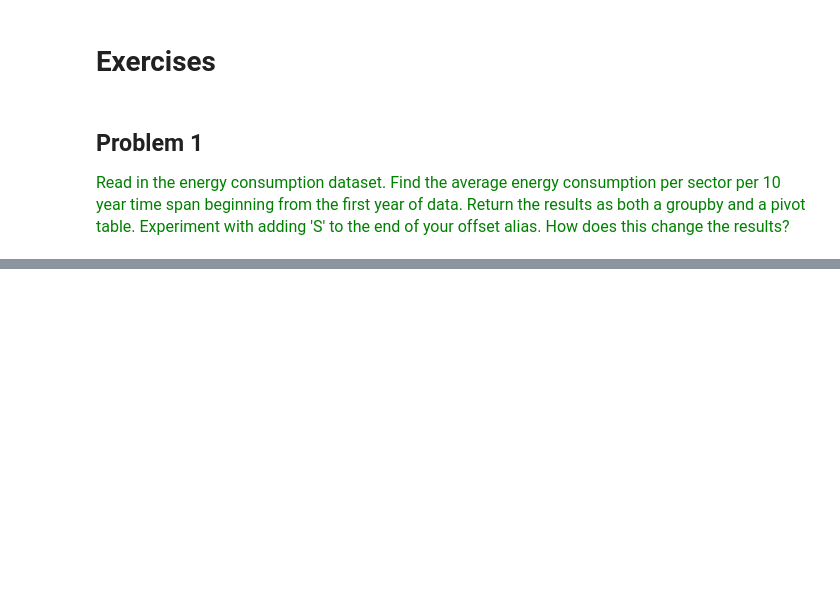
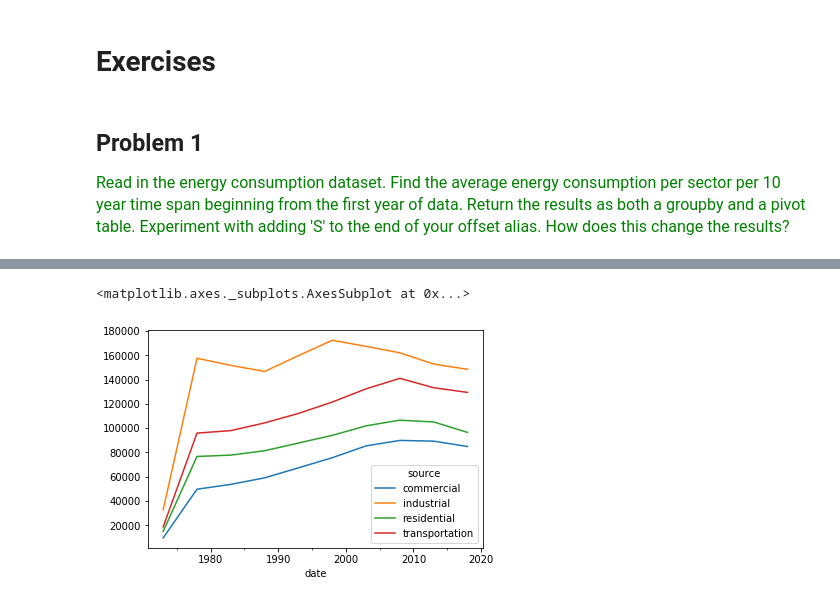
Before and after one commit to estefaniaakers/dunder-data, a Jupyter notebook: dunder-data-bootcamp/04. Time Series/05. Grouping by Time and another Column.ipynb, the cells around one changed output, grey strips where cells are left out. Drawn from its saved outputs; the diff is of its cells as text; code cells hidden in the pictures; blank space fills up the shorter version.

Commit message:
Bootcamp Day 3 - Chapter 4: Time Series - 05. Grouping by time and another column

```diff
--- a/dunder-data-bootcamp/04. Time Series/05. Grouping by Time and another Column.ipynb
+++ b/dunder-data-bootcamp/04. Time Series/05. Grouping by Time and another Column.ipynb
@@ -75,3 +192,9 @@ emp2.groupby(['gender', tg2]).agg({'salary':'mean'})
 # %% [markdown]
 ## Problem 1
 <span  style="color:green; font-size:16px">Read in the energy consumption dataset. Find the average energy consumption per sector per 10 year time span beginning from the first year of data. Return the results as both a groupby and a pivot table. Experiment with adding 'S' to the end of your offset alias. How does this change the results?</span>
+# %%
+import pandas as pd
+import numpy as np
+energy = pd.read_csv('../data/energy_consumption.csv', parse_dates=['date'], index_col='date')
+td = pd.Grouper(freq='10Y')
+energy.head()
@@ -77,0 +220,2 @@ emp2.groupby(['gender', tg2]).agg({'salary':'mean'})
+# %%
+df = energy.pivot_table(index=tg, columns='source', values='energy (btu)', aggfunc='sum').astype('int')
@@ -77,0 +237,6 @@ emp2.groupby(['gender', tg2]).agg({'salary':'mean'})
+# %%
+%matplotlib inline
+df.plot()
+# %% [output]
+<matplotlib.axes._subplots.AxesSubplot at 0x...>
+[figure, added]
```
Also changed, not shown: parts of 12 cells of this notebook.
